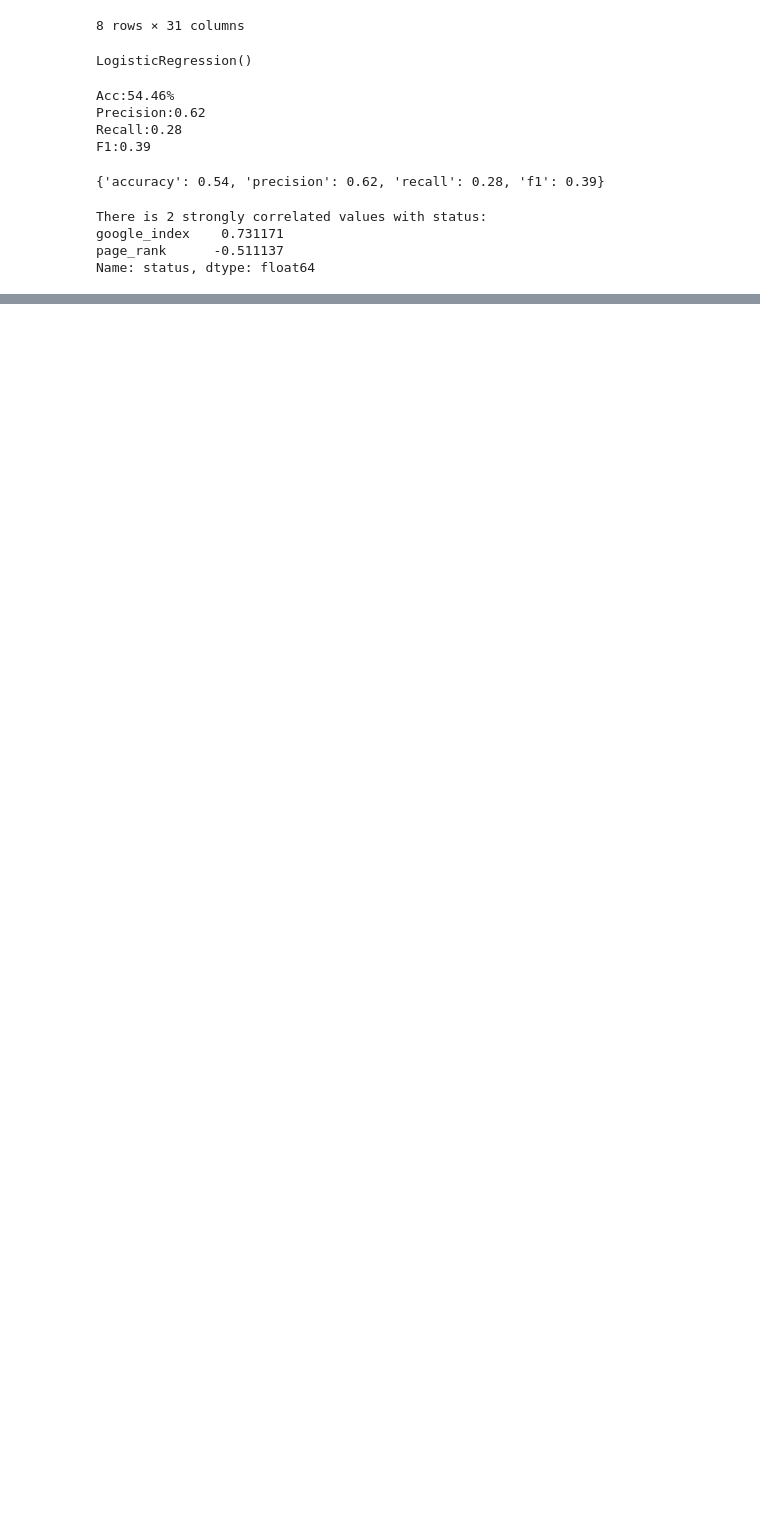
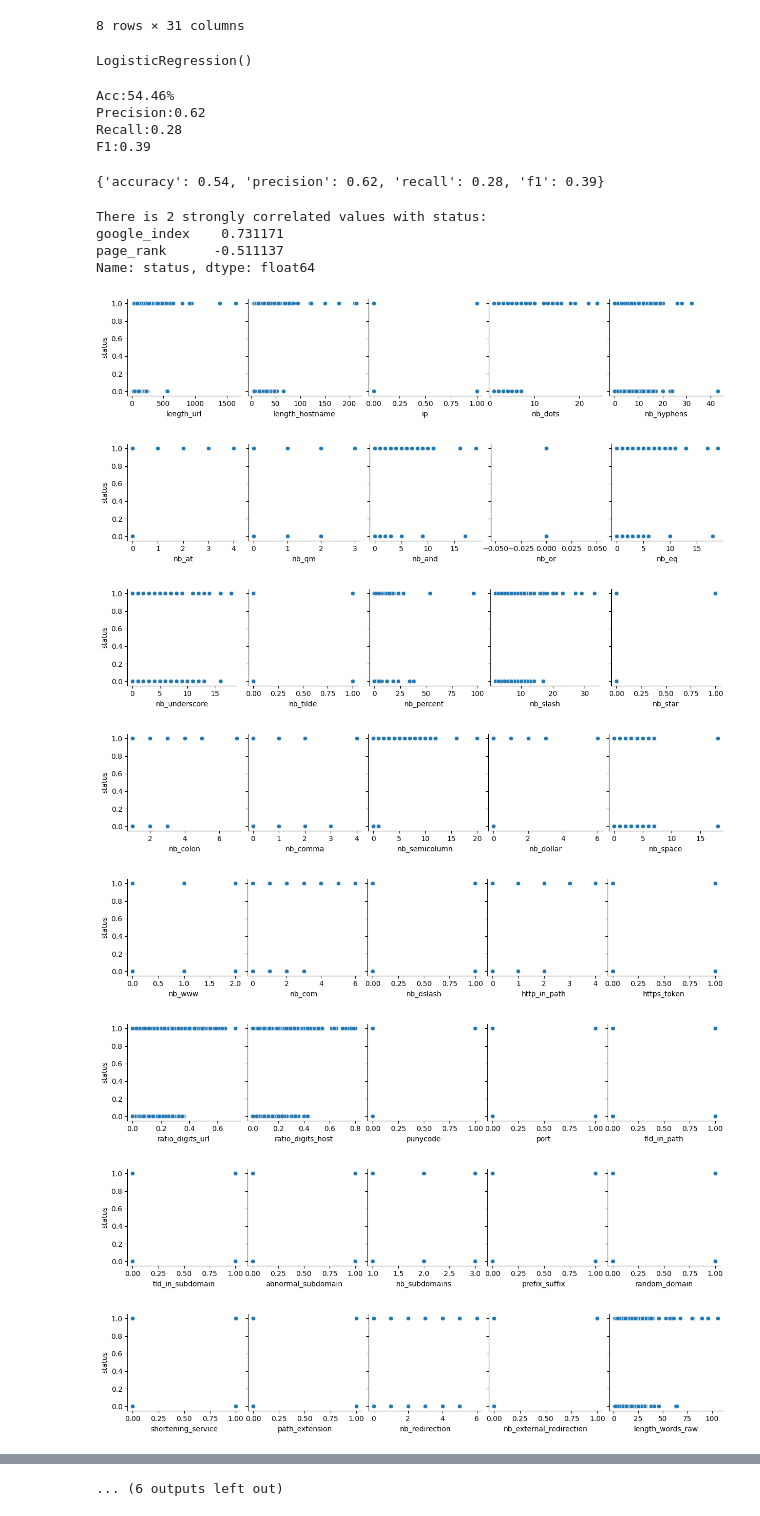
Before and after one commit to ishaangupta2311/ClickSafe, a Jupyter notebook: Data_Analysis.ipynb, the cells around one changed output, grey strips where cells are left out. Cells and saved outputs as stored; diff of their text form; code cells hidden in the pictures; blank space fills up the shorter version.

```diff
--- a/Data_Analysis.ipynb
+++ b/Data_Analysis.ipynb
@@ -378,3 +378,17 @@ There is 2 strongly correlated values with status:
 google_index    0.731171
 page_rank      -0.511137
 Name: status, dtype: float64
+# %%
+for i in range(0, len(data_num.columns), 5):
+    sns.pairplot(data=data_num,
+                x_vars=data_num.columns[i:i+5],
+                y_vars=['status'])
+# %% [output]
+[figure, added]
+[figure, added]
+[figure, added]
+[figure, added]
+[figure, added]
+[figure, added]
+[figure, added]
+[figure, added]
@@ -380,0 +399 @@ Name: status, dtype: float64
+... (6 outputs left out)
```
Also changed, not shown: parts of 1 cell of this notebook.
